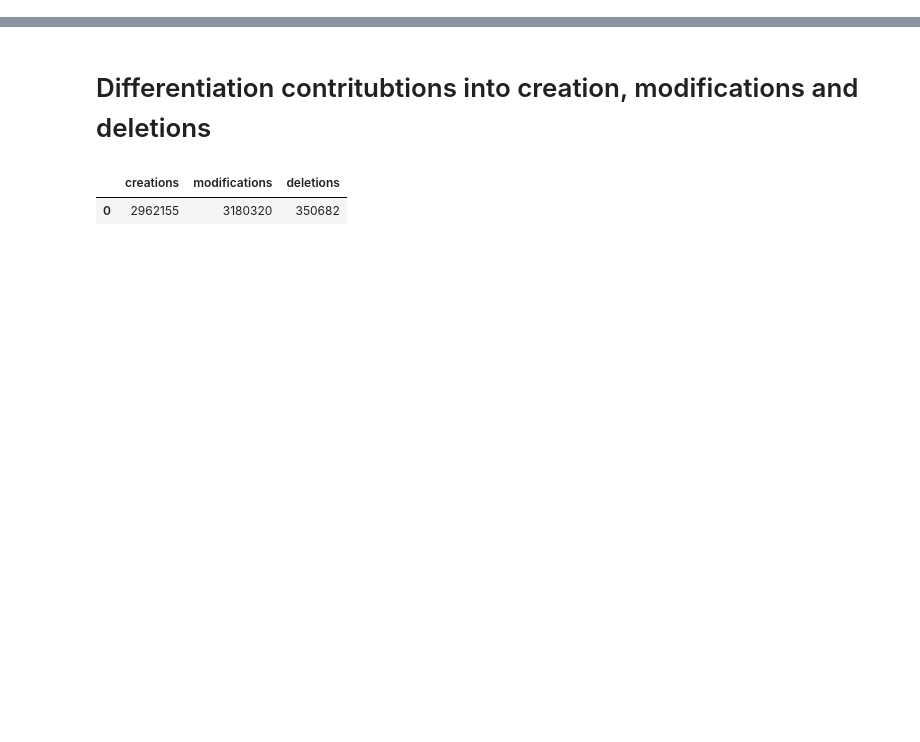
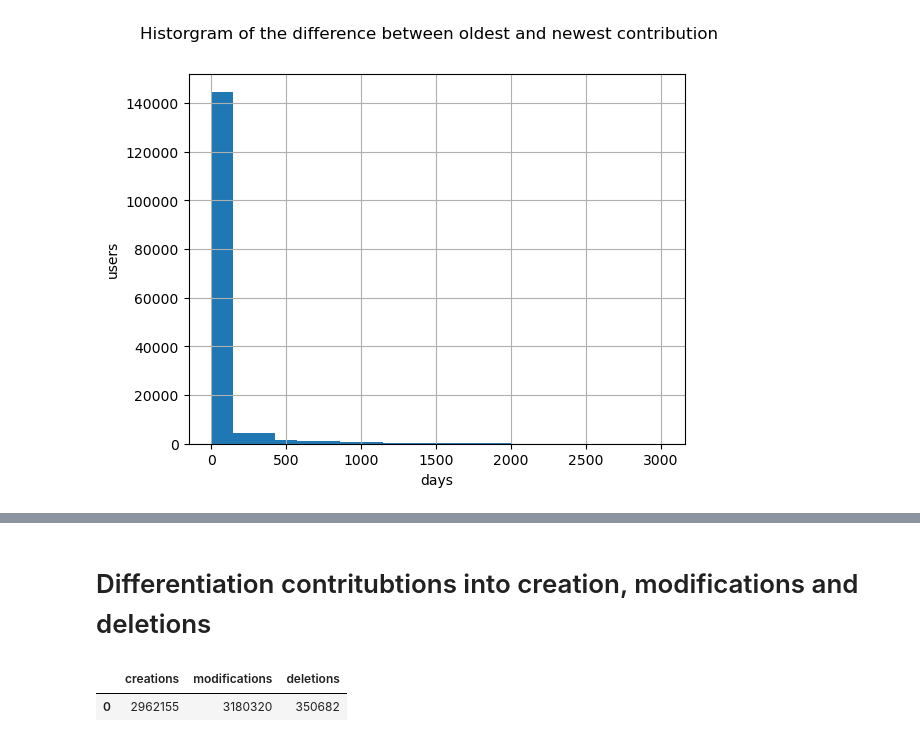
Before and after one commit to GIScience/ohsome-now-stats, a Jupyter notebook: notebooks/ExampleSQL.ipynb, the cells around one changed output, grey strips where cells are left out. Drawn from its saved outputs; the diff is of its cells as text; code cells hidden in the pictures; blank space fills up the shorter version.

```diff
--- a/notebooks/ExampleSQL.ipynb
+++ b/notebooks/ExampleSQL.ipynb
@@ -72,0 +103,25 @@ plt.show()
+# %%
+hashtag = "#MissingMaps"
+
+sql = f"""
+    SELECT user_id,
+    count(DISTINCT contrib_id_text) as contributions,
+    min(FROM_UNIXTIME((changeset_timestamp/1000)::integer)) as oldest,
+    max(FROM_UNIXTIME((changeset_timestamp/1000)::integer)) as latest
+    FROM stats_2
+    WHERE lower(hashtag) ILIKE lower('{hashtag}')
+    GROUP BY user_id
+    """
+
+df = con.query_df(sql)
+
+df["delta"] = df.latest - df.oldest
+df.delta = df.delta.dt.days
+df.hist(column="delta",bins=21)
+plt.suptitle("Historgram of the difference between oldest and newest contribution")
+plt.title("")
+plt.xlabel("days")
+plt.ylabel("users")
+plt.show()
+# %% [output]
+[figure, added]
```
Also changed, not shown: parts of 27 cells of this notebook.
